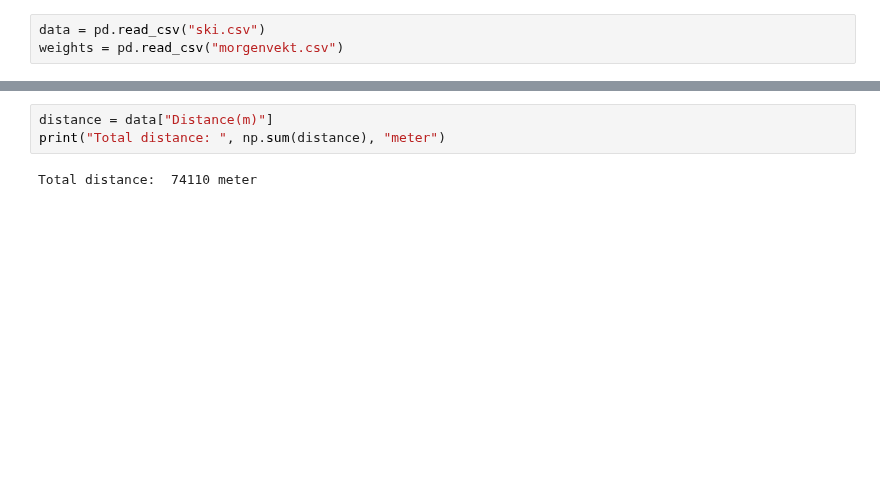
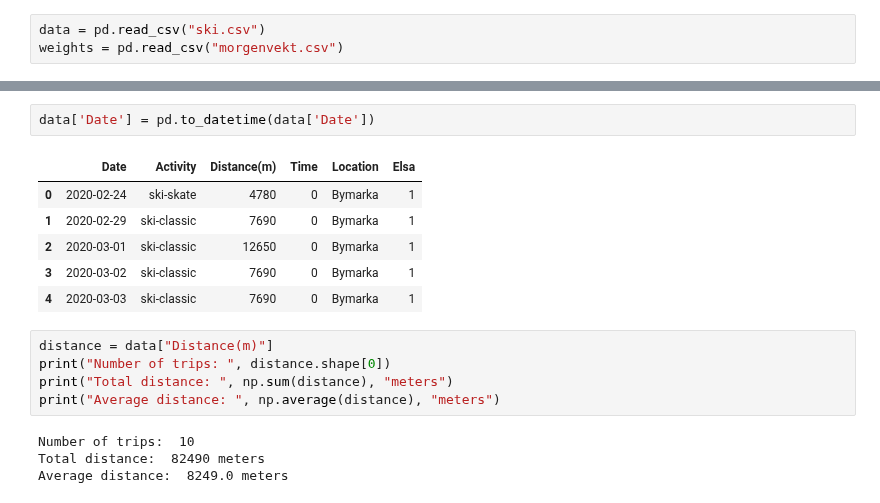
Before and after one commit to Olarm/Treningsdagbok, a Jupyter notebook: oversikt.ipynb, the cells around one changed output, grey strips where cells are left out. Cells and saved outputs as stored; diff of their text form; blank space fills up the shorter version.

```diff
--- a/oversikt.ipynb
+++ b/oversikt.ipynb
@@ -19,5 +29,18 @@ data.head()
+# %%
+data['Date'] = pd.to_datetime(data['Date'])
+# %% [output]
+|  | Date | Activity | Distance(m) | Time | Location | Elsa |
+| 0 | 2020-02-24 | ski-skate | 4780 | 0 | Bymarka | 1 |
+| 1 | 2020-02-29 | ski-classic | 7690 | 0 | Bymarka | 1 |
+| 2 | 2020-03-01 | ski-classic | 12650 | 0 | Bymarka | 1 |
+| 3 | 2020-03-02 | ski-classic | 7690 | 0 | Bymarka | 1 |
+| 4 | 2020-03-03 | ski-classic | 7690 | 0 | Bymarka | 1 |
 # %%
 distance = data["Distance(m)"]
-print("Total distance: ", np.sum(distance), "meter")
+print("Number of trips: ", distance.shape[0])
+print("Total distance: ", np.sum(distance), "meters")
+print("Average distance: ", np.average(distance), "meters")
 # %% [output]
-Total distance:  74110 meter
+Number of trips:  10
+Total distance:  82490 meters
+Average distance:  8249.0 meters
```
Also changed, not shown: parts of 5 cells of this notebook.
